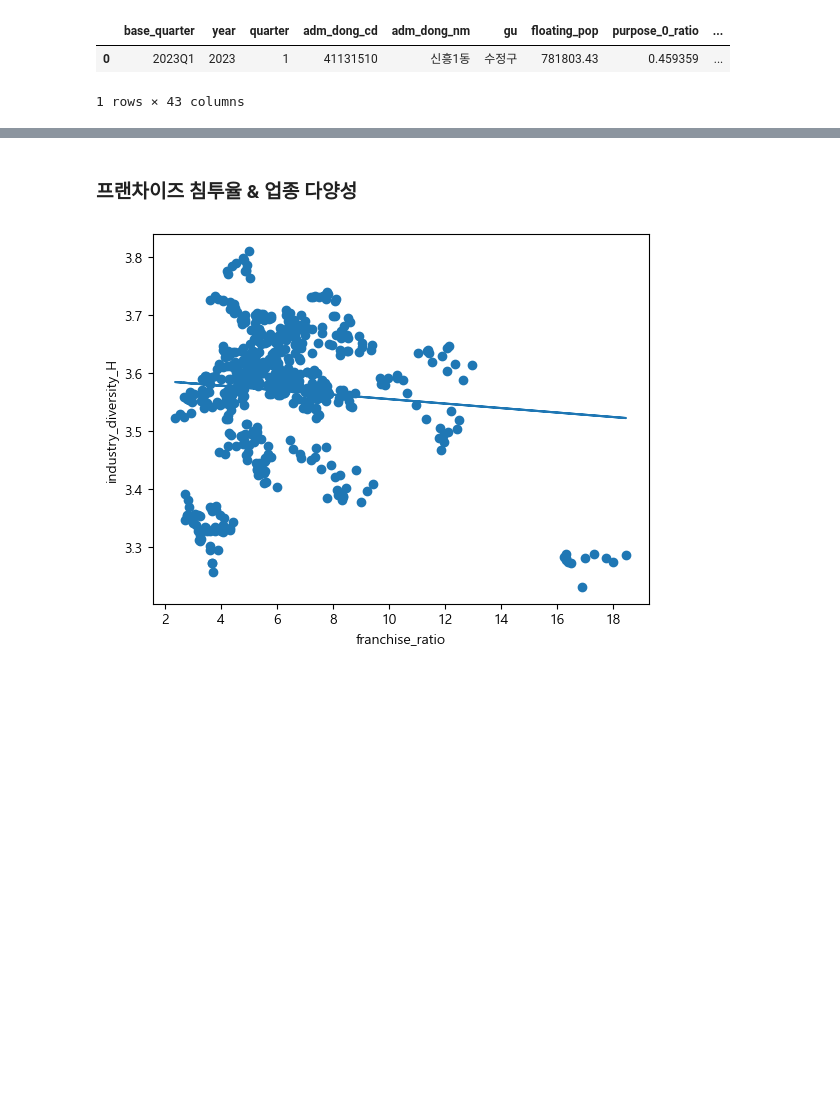
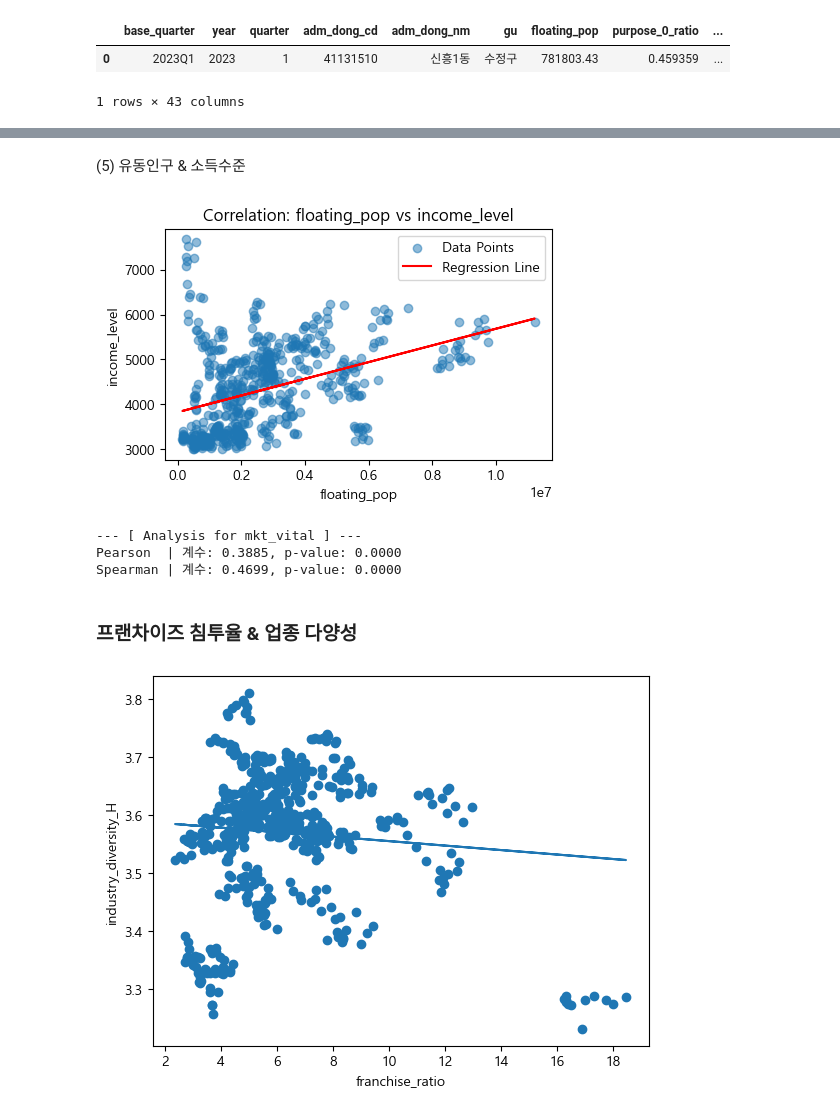
Before and after one commit to bulsajo1/final_project, a Jupyter notebook: eunbi/통계_은비.ipynb, the cells around one changed output, grey strips where cells are left out. Saved outputs shown, nothing was run; the diff lists cells and outputs as text; code cells hidden in the pictures; blank space fills up the shorter version.

```diff
--- a/eunbi/통계_은비.ipynb
+++ b/eunbi/통계_은비.ipynb
@@ -502,8 +473,0 @@ n = 29
-# %%
-merged_2 = df_close.merge(df_land_growth, on='prefix', how='inner').dropna()
-
-for name, fn in [('pearson', stats.pearsonr), ('spearman', stats.spearmanr)]:
-    r, p = fn(merged_2['close_rate'], merged_2['land_price_growth'], alternative='two-sided')
-    print(f'{name:8s}  r={r:+.4f}  p={p:.4f}')
-
-print(f'n = {len(merged)}')
@@ -514,3 +642,38 @@ n = 29
+# %% [markdown]
+(5) 유동인구 & 소득수준
+# %%
+data = df[["base_quarter", "adm_dong_nm", 'floating_pop', '전입_소득수준_가중평균_분기']]
+# %%
+x = data['floating_pop']
+y = data['전입_소득수준_가중평균_분기']
+
+# 1. 시각화
+plt.figure(figsize=(5, 3))
+plt.scatter(x, y, alpha=0.5, label='Data Points')
+
+# 회귀선 계산 및 그리기
+m, b = np.polyfit(x, y, 1)
+plt.plot(x, m * x + b, color='red', label=f'Regression Line')
+
+plt.xlabel("floating_pop")
+plt.ylabel("income_level")
+plt.title("Correlation: floating_pop vs income_level")
+plt.legend()
+plt.show()
+
+# 2. 통계 검정 (Pearson & Spearman)
+pearson_r, p_p = stats.pearsonr(x, y)
+spearman_r, p_s = stats.spearmanr(x, y)
+
+print(f"--- [ Analysis for {target} ] ---")
+print(f"Pearson  | 계수: {pearson_r:.4f}, p-value: {p_p:.4f}")
+print(f"Spearman | 계수: {spearman_r:.4f}, p-value: {p_s:.4f}")
+print("\n")
+# %% [output]
+[figure, added]
+--- [ Analysis for mkt_vital ] ---
+Pearson  | 계수: 0.3885, p-value: 0.0000
+Spearman | 계수: 0.4699, p-value: 0.0000
 # %% [markdown]
 ### 프랜차이즈 침투율 & 업종 다양성
 # %%
```
Also changed, not shown: parts of 20 cells of this notebook.
